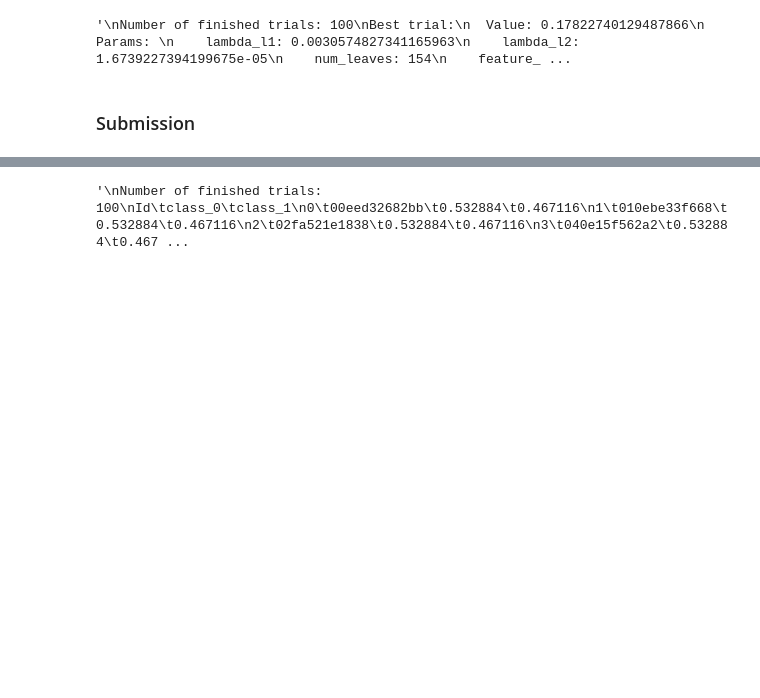
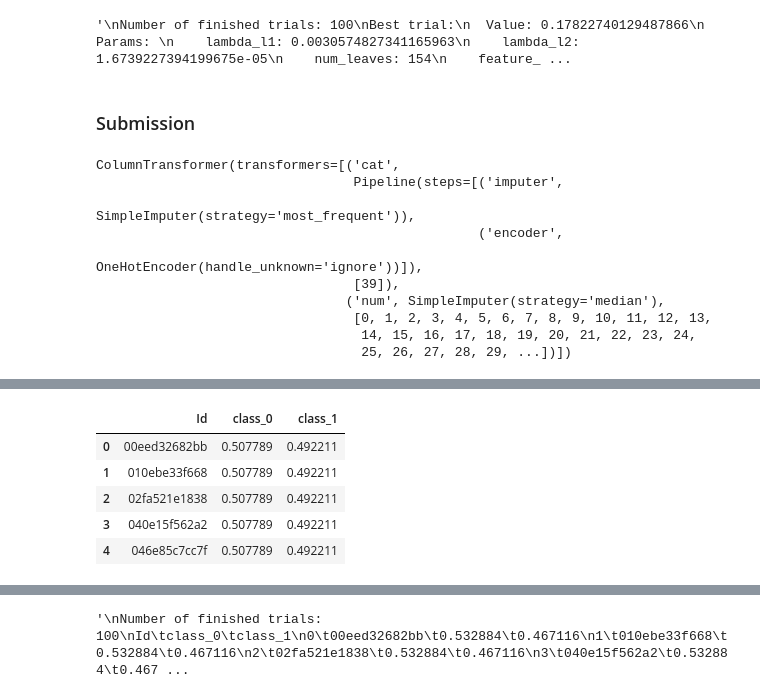
Before and after one commit to wongkhoon/ICR---Identifying-Age-Related-Conditions, a Jupyter notebook: icr-identifying-age-related-conditions-initial.ipynb, the cells around one changed output, grey strips where cells are left out. Cells and saved outputs as stored; diff of their text form; code cells hidden in the pictures; blank space fills up the shorter version.

Commit message:
Kaggle Notebook | ICR - Identifying Age-Related Conditions [initial] | Version 21

```diff
--- a/icr-identifying-age-related-conditions-initial.ipynb
+++ b/icr-identifying-age-related-conditions-initial.ipynb
@@ -1429,3 +1446,53 @@ Best trial:
 '\nNumber of finished trials: 100\nBest trial:\n  Value: 0.17822740129487866\n  Params: \n    lambda_l1: 0.0030574827341165963\n    lambda_l2: 1.6739227394199675e-05\n    num_leaves: 154\n    feature_ ...
 # %% [markdown]
 ### Submission
+# %%
+# Get the best hyperparameters from the optimization process
+best_params = study.best_params
+
+# Fit the preprocessor on the entire training data
+preprocessor.fit(X_df)
+
+# Transform the training data
+X_transformed = preprocessor.transform(X_df)
+
+# Create a LightGBM dataset from the transformed training data
+dtrain = lgb.Dataset(X_transformed, label=y_df)
+
+# Train a LightGBM model using the best hyperparameters
+gbm = lgb.train(best_params, dtrain)
+
+submission_df=test_df.drop(["Id"], axis=1)
+
+# Preprocess the test data using the preprocessor fit on the training data
+submission_df_transformed = preprocessor.transform(submission_df)
+
+# Make predictions on the unseen data using the trained LightGBM model
+preds = gbm.predict(submission_df_transformed)
+
+# The predictions are probabilities for class 1
+prob_class_1 = preds
+
+# To get probabilities for class 0, subtract from 1
+prob_class_0 = 1 - prob_class_1
+
+# https://www.kaggle.com/competitions/icr-identify-age-related-conditions/discussion/412946
+# https://www.kaggle.com/competitions/icr-identify-age-related-conditions/discussion/409801
+sample = pd.read_csv('/kaggle/input/icr-identify-age-related-conditions/sample_submission.csv')
+sample['class_1'] = np.clip(prob_class_1,1e-15,1 - 1e-15)
+sample['class_0'] = prob_class_0
+sample.to_csv('submission.csv', index = False)
+
+# Display the contents of the submission.csv
+display(pd.read_csv('submission.csv'))
+# %% [output]
+ColumnTransformer(transformers=[('cat',
+                                 Pipeline(steps=[('imputer',
+                                                  SimpleImputer(strategy='most_frequent')),
+                                                 ('encoder',
+                                                  OneHotEncoder(handle_unknown='ignore'))]),
+                                 [39]),
+                                ('num', SimpleImputer(strategy='median'),
+                                 [0, 1, 2, 3, 4, 5, 6, 7, 8, 9, 10, 11, 12, 13,
+                                  14, 15, 16, 17, 18, 19, 20, 21, 22, 23, 24,
+                                  25, 26, 27, 28, 29, ...])])
@@ -1432 +1516,7 @@ Best trial:
+|  | Id | class_0 | class_1 |
+| 0 | 00eed32682bb | 0.507789 | 0.492211 |
+| 1 | 010ebe33f668 | 0.507789 | 0.492211 |
+| 2 | 02fa521e1838 | 0.507789 | 0.492211 |
+| 3 | 040e15f562a2 | 0.507789 | 0.492211 |
+| 4 | 046e85c7cc7f | 0.507789 | 0.492211 |
 # %%
```
Also changed, not shown: parts of 6 cells of this notebook.
